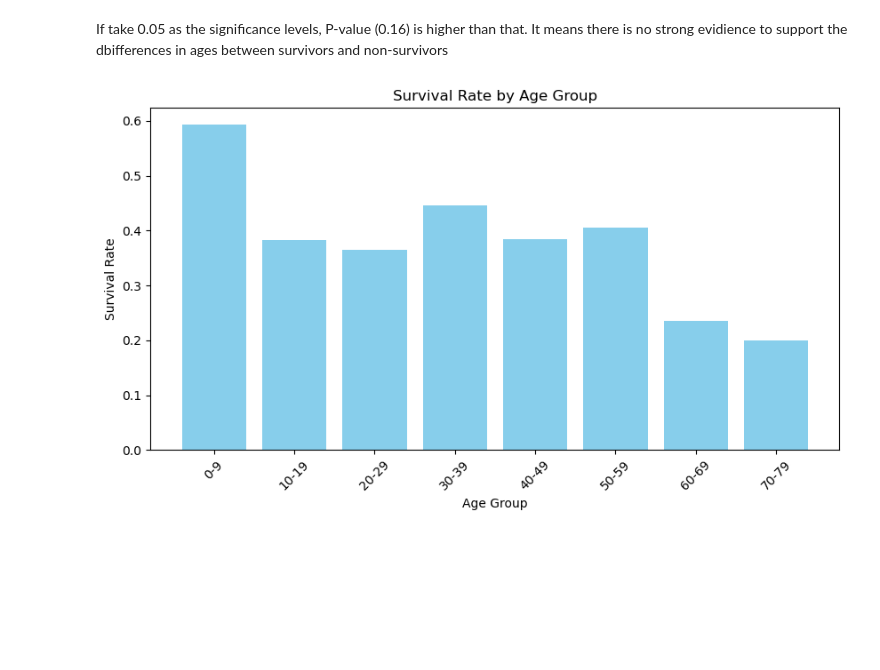
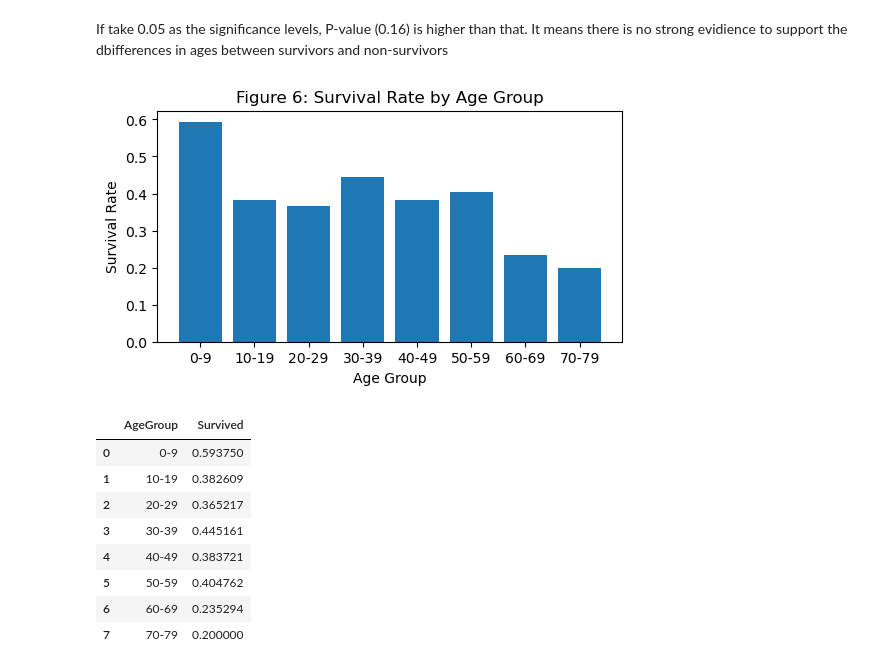
Before and after one commit to andynth13/Titanic-EDA, a Jupyter notebook: Notebook/Assignment_3_Part_2.ipynb, the cells around one changed output. Saved outputs shown, nothing was run; the diff lists cells and outputs as text; code cells hidden in the pictures; blank space fills up the shorter version.

```diff
--- a/Notebook/Assignment_3_Part_2.ipynb
+++ b/Notebook/Assignment_3_Part_2.ipynb
@@ -76,0 +96,3 @@ import seaborn as sns
+# %%
+class_dict = {1: 'First Class', 2: 'Second Class', 3: 'Third Class'}
+data['Pclass'] = data['Pclass'].replace(class_dict)
@@ -188,26 +208,30 @@ MannwhitneyuResult(statistic=57682.0, pvalue=0.16049252477737763)
 # %% [markdown]
 If take 0.05 as the significance levels, P-value (0.16) is higher than that. It means there is no strong evidience to support the dbifferences in ages between survivors and non-survivors
 # %%
-import pandas as pd
-import matplotlib.pyplot as plt
-
-# Assuming you have a DataFrame 'data' with 'Age' and 'Survived' columns
-# Create age groups with 10-year intervals
 age_bins = [0, 10, 20, 30, 40, 50, 60, 70, 80]
 age_labels = ['0-9', '10-19', '20-29', '30-39', '40-49', '50-59', '60-69', '70-79']
 
 data['AgeGroup'] = pd.cut(data['Age'], bins=age_bins, labels=age_labels)
 
-# Group data by age group and calculate the survival rate for each group
 age_group_survival = data.groupby('AgeGroup')['Survived'].mean().reset_index()
 
-# Create a bar plot to visualize the survival rates by age group
-plt.figure(figsize=(10, 5))
-plt.bar(age_group_survival['AgeGroup'], age_group_survival['Survived'], color='skyblue')
+plt.figure(figsize= (6, 3))
+plt.bar(age_group_survival['AgeGroup'], age_group_survival['Survived'])
 plt.xlabel('Age Group')
 plt.ylabel('Survival Rate')
-plt.title('Survival Rate by Age Group')
-plt.xticks(rotation=45)  # Rotate x-axis labels for readability
+plt.title('Figure 6: Survival Rate by Age Group')
 plt.show()
 # %% [output]
-[figure, old version]
+[figure, new version]
+# %%
+age_group_survival
+# %% [output]
+|  | AgeGroup | Survived |
+| 0 | 0-9 | 0.593750 |
+| 1 | 10-19 | 0.382609 |
+| 2 | 20-29 | 0.365217 |
+| 3 | 30-39 | 0.445161 |
+| 4 | 40-49 | 0.383721 |
+| 5 | 50-59 | 0.404762 |
+| 6 | 60-69 | 0.235294 |
+| 7 | 70-79 | 0.200000 |
```
Also changed, not shown: parts of 27 cells of this notebook.
